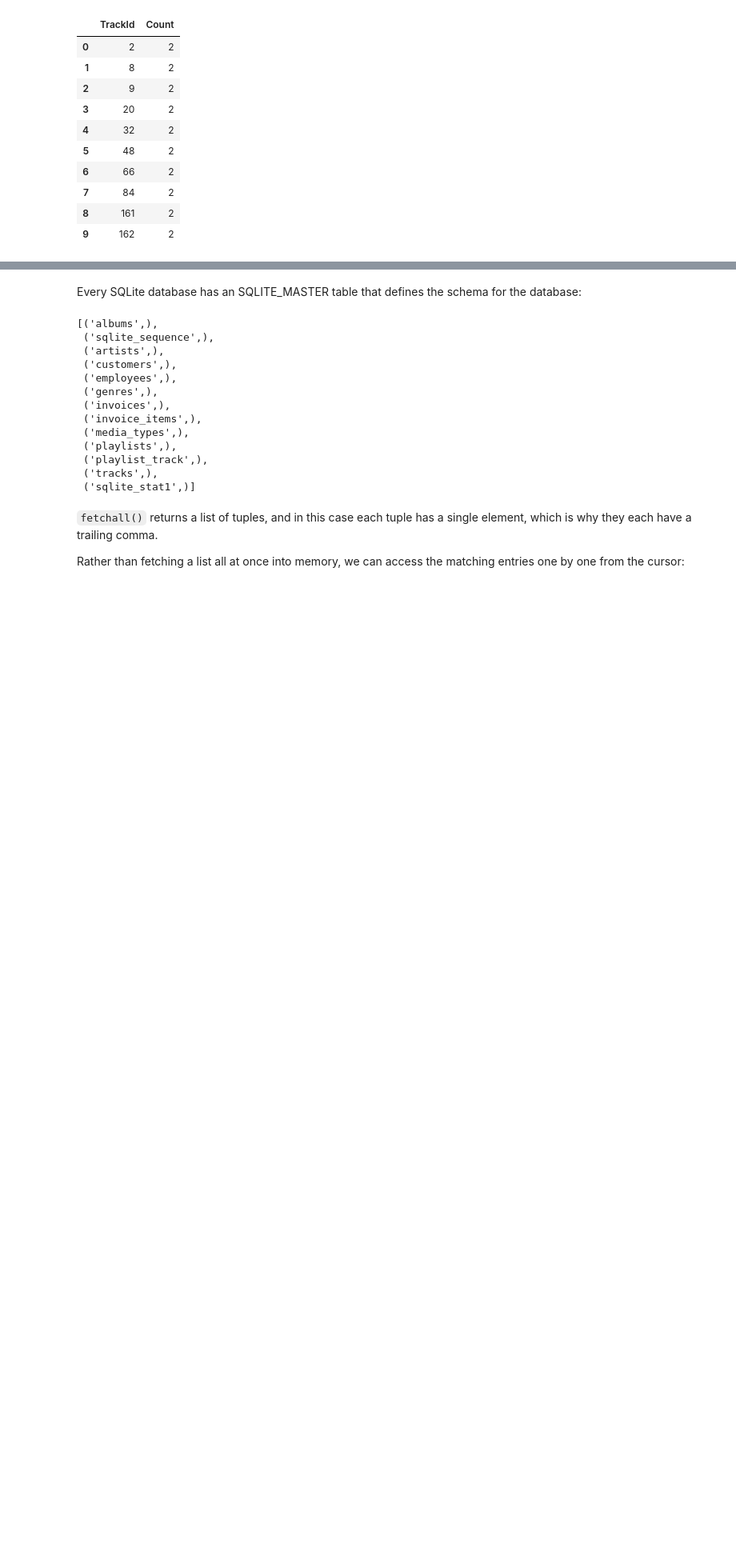
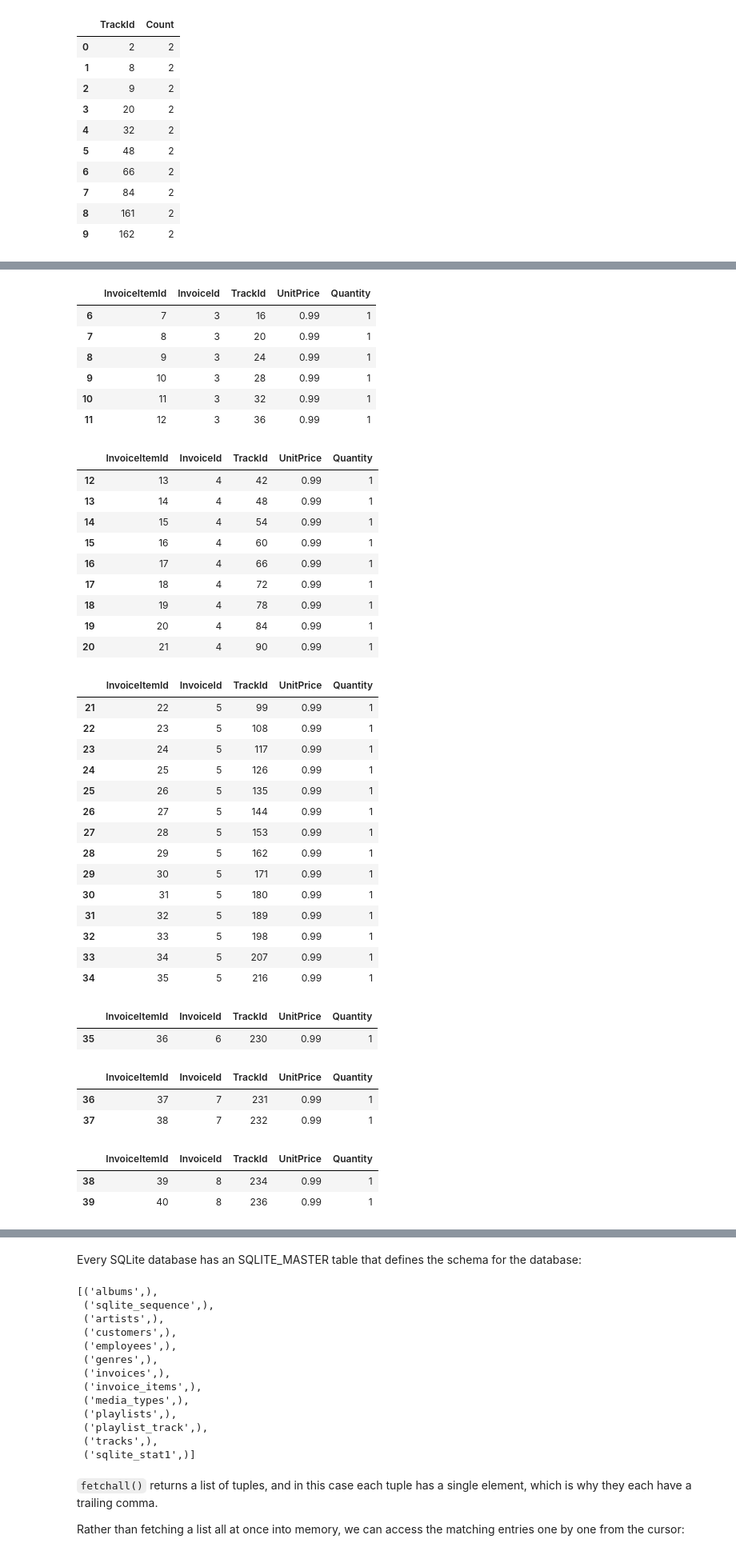
Before and after one commit to alinasansevich/chinook_SQLite_db_analysis, a Jupyter notebook: Chinook_SQLite_database_analysis.ipynb, the cells around one changed output, grey strips where cells are left out. Shown at 80% size. Cells and saved outputs as stored; diff of their text form; code cells hidden in the pictures; blank space fills up the shorter version.

Commit message:
Exploring invoices.

```diff
--- a/Chinook_SQLite_database_analysis.ipynb
+++ b/Chinook_SQLite_database_analysis.ipynb
@@ -231,3 +219,6 @@ invoice_items.head()
 | 2 | 3 | 2 | 6 | 0.99 | 1 |
 | 3 | 4 | 2 | 8 | 0.99 | 1 |
 | 4 | 5 | 2 | 10 | 0.99 | 1 |
+# %%
+invoice_items.rename(columns={'InvoiceLineId': 'InvoiceItemId'}, inplace=True)
+invoice_items.head()
@@ -265,2 +271,8 @@ If the top 10 most sold tracks sold just 2, sales is not a good thing to explore
 # %%
 # Find the names of those top ten tracks
+# %%
+# I want to find all tracks that were purchased together (maybe it's an album?)
+# I need to find all TrackId with the same InvoiceId
+
+grouped_df = invoice_items.groupby(['InvoiceId']).apply(display) # this gives me ALL INVOICES
+# %% [output]
@@ -266,0 +287,40 @@ If the top 10 most sold tracks sold just 2, sales is not a good thing to explore
+|  | InvoiceItemId | InvoiceId | TrackId | UnitPrice | Quantity |
+| 6 | 7 | 3 | 16 | 0.99 | 1 |
+| 7 | 8 | 3 | 20 | 0.99 | 1 |
+| 8 | 9 | 3 | 24 | 0.99 | 1 |
+| 9 | 10 | 3 | 28 | 0.99 | 1 |
+| 10 | 11 | 3 | 32 | 0.99 | 1 |
+| 11 | 12 | 3 | 36 | 0.99 | 1 |
+|  | InvoiceItemId | InvoiceId | TrackId | UnitPrice | Quantity |
+| 12 | 13 | 4 | 42 | 0.99 | 1 |
+| 13 | 14 | 4 | 48 | 0.99 | 1 |
+| 14 | 15 | 4 | 54 | 0.99 | 1 |
+| 15 | 16 | 4 | 60 | 0.99 | 1 |
+| 16 | 17 | 4 | 66 | 0.99 | 1 |
+| 17 | 18 | 4 | 72 | 0.99 | 1 |
+| 18 | 19 | 4 | 78 | 0.99 | 1 |
+| 19 | 20 | 4 | 84 | 0.99 | 1 |
+| 20 | 21 | 4 | 90 | 0.99 | 1 |
+|  | InvoiceItemId | InvoiceId | TrackId | UnitPrice | Quantity |
+| 21 | 22 | 5 | 99 | 0.99 | 1 |
+| 22 | 23 | 5 | 108 | 0.99 | 1 |
+| 23 | 24 | 5 | 117 | 0.99 | 1 |
+| 24 | 25 | 5 | 126 | 0.99 | 1 |
+| 25 | 26 | 5 | 135 | 0.99 | 1 |
+| 26 | 27 | 5 | 144 | 0.99 | 1 |
+| 27 | 28 | 5 | 153 | 0.99 | 1 |
+| 28 | 29 | 5 | 162 | 0.99 | 1 |
+| 29 | 30 | 5 | 171 | 0.99 | 1 |
+| 30 | 31 | 5 | 180 | 0.99 | 1 |
+| 31 | 32 | 5 | 189 | 0.99 | 1 |
+| 32 | 33 | 5 | 198 | 0.99 | 1 |
+| 33 | 34 | 5 | 207 | 0.99 | 1 |
+| 34 | 35 | 5 | 216 | 0.99 | 1 |
+|  | InvoiceItemId | InvoiceId | TrackId | UnitPrice | Quantity |
+| 35 | 36 | 6 | 230 | 0.99 | 1 |
+|  | InvoiceItemId | InvoiceId | TrackId | UnitPrice | Quantity |
+| 36 | 37 | 7 | 231 | 0.99 | 1 |
+| 37 | 38 | 7 | 232 | 0.99 | 1 |
+|  | InvoiceItemId | InvoiceId | TrackId | UnitPrice | Quantity |
+| 38 | 39 | 8 | 234 | 0.99 | 1 |
+| 39 | 40 | 8 | 236 | 0.99 | 1 |
```
Also changed, not shown: parts of 17 cells of this notebook.
